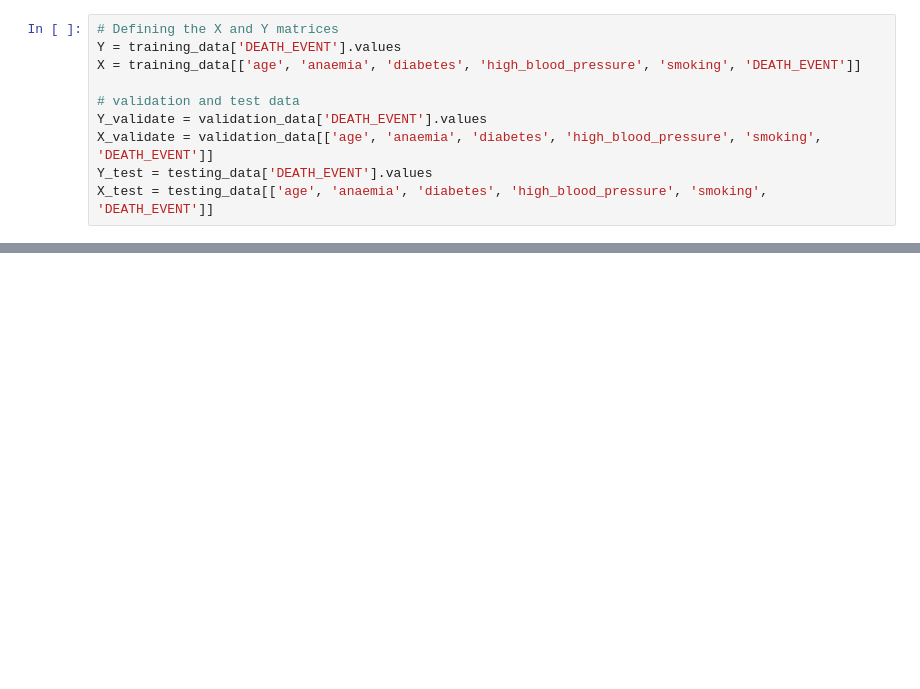
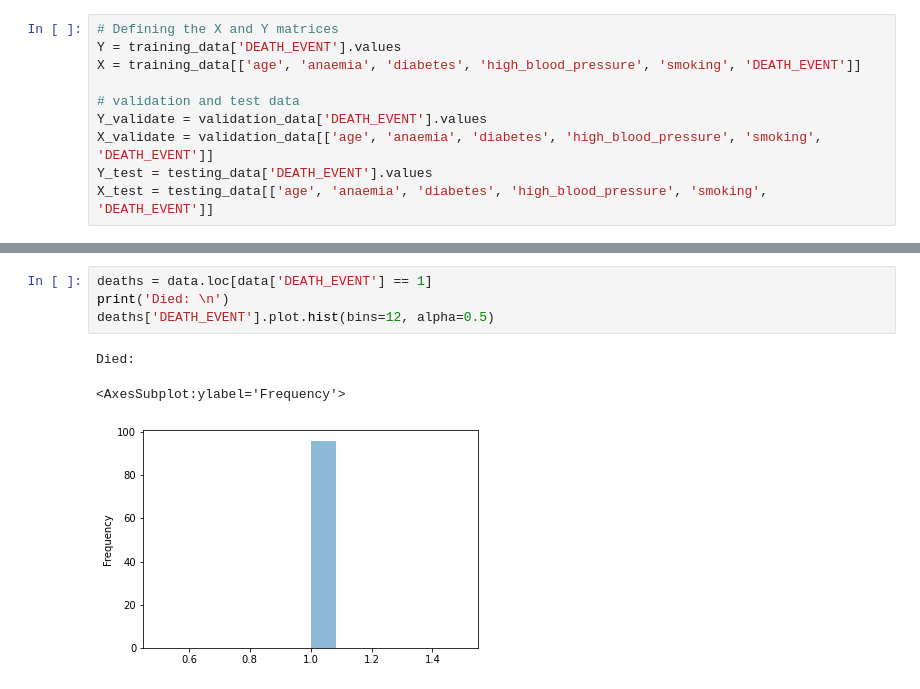
Before and after one commit to Artificial-Intelligence-101/ML, a Jupyter notebook: Code.ipynb, the cells around one changed output, grey strips where cells are left out. Cells and saved outputs as stored; diff of their text form; blank space fills up the shorter version.

```diff
--- a/Code.ipynb
+++ b/Code.ipynb
@@ -293,0 +137,8 @@ Our final accuracy is 94.92%
+# %%
+deaths = data.loc[data['DEATH_EVENT'] == 1]
+print('Died: \n')
+deaths['DEATH_EVENT'].plot.hist(bins=12, alpha=0.5)
+# %% [output]
+Died:
+<AxesSubplot:ylabel='Frequency'>
+[figure, added]
```
Also changed, not shown: parts of 17 cells of this notebook, 1 other file.
